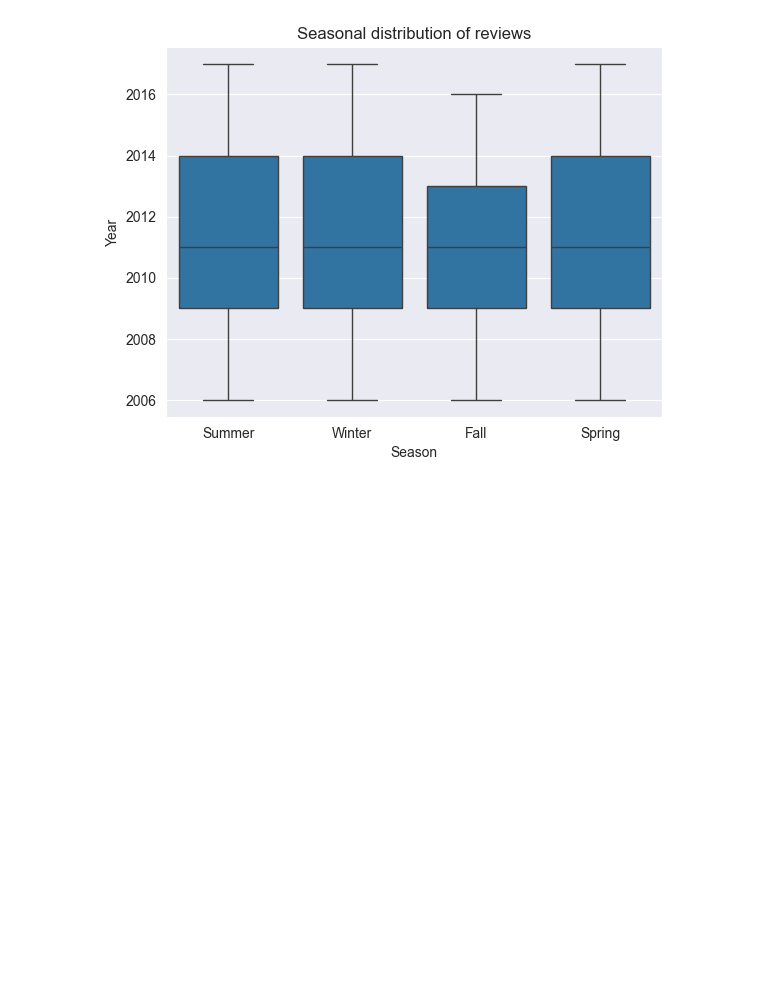
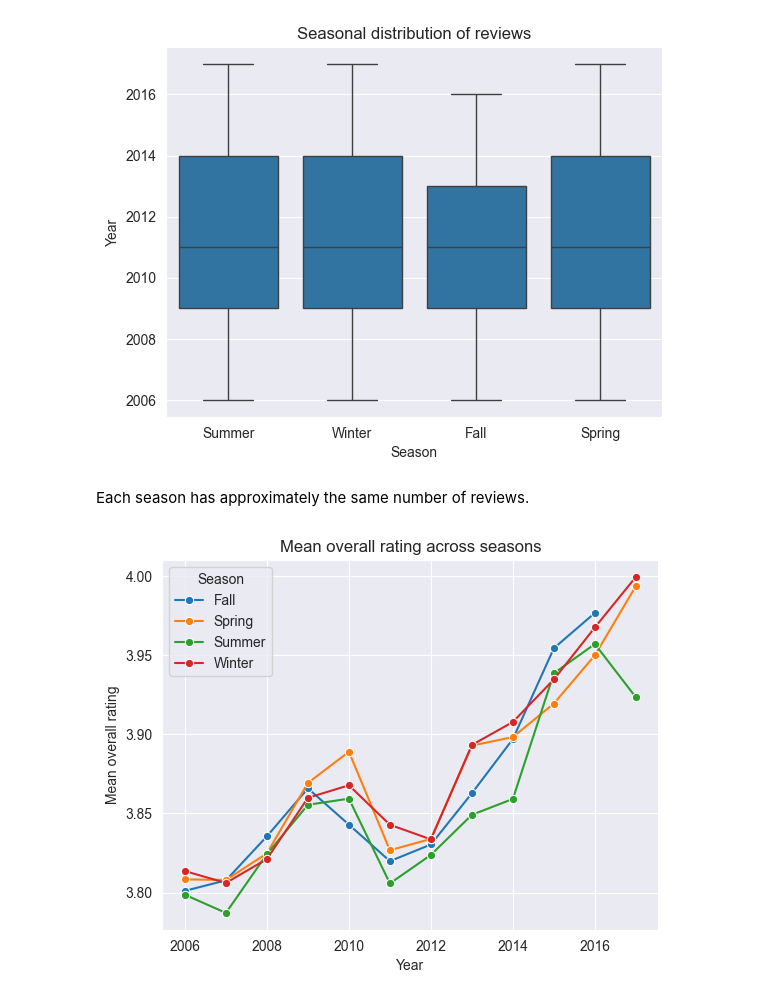
Before and after one commit to epfl-ada/ada-2024-project-databrewers, a Jupyter notebook: results.ipynb, the cells around one changed output. Cells and saved outputs as stored; diff of their text form; code cells hidden in the pictures; blank space fills up the shorter version.

```diff
--- a/results.ipynb
+++ b/results.ipynb
@@ -408,3 +528,17 @@ plt.ylabel('Year')
 plt.show()
 # %% [output]
 [figure]
+# %% [markdown]
+Each season has approximately the same number of reviews.
+# %%
+reviews['overall'] = pd.to_numeric(reviews['overall'], errors='coerce')
+seasonal_overall = reviews.groupby(['season', 'year'])['overall'].mean().reset_index()
+
+sns.lineplot(data=seasonal_overall, x='year', y='overall', hue='season', marker='o')
+plt.title('Mean overall rating across seasons')
+plt.xlabel('Year')
+plt.ylabel('Mean overall rating')
+plt.legend(title='Season')
+plt.show()
+# %% [output]
+[figure, added]
```
Also changed, not shown: parts of 18 cells of this notebook.
